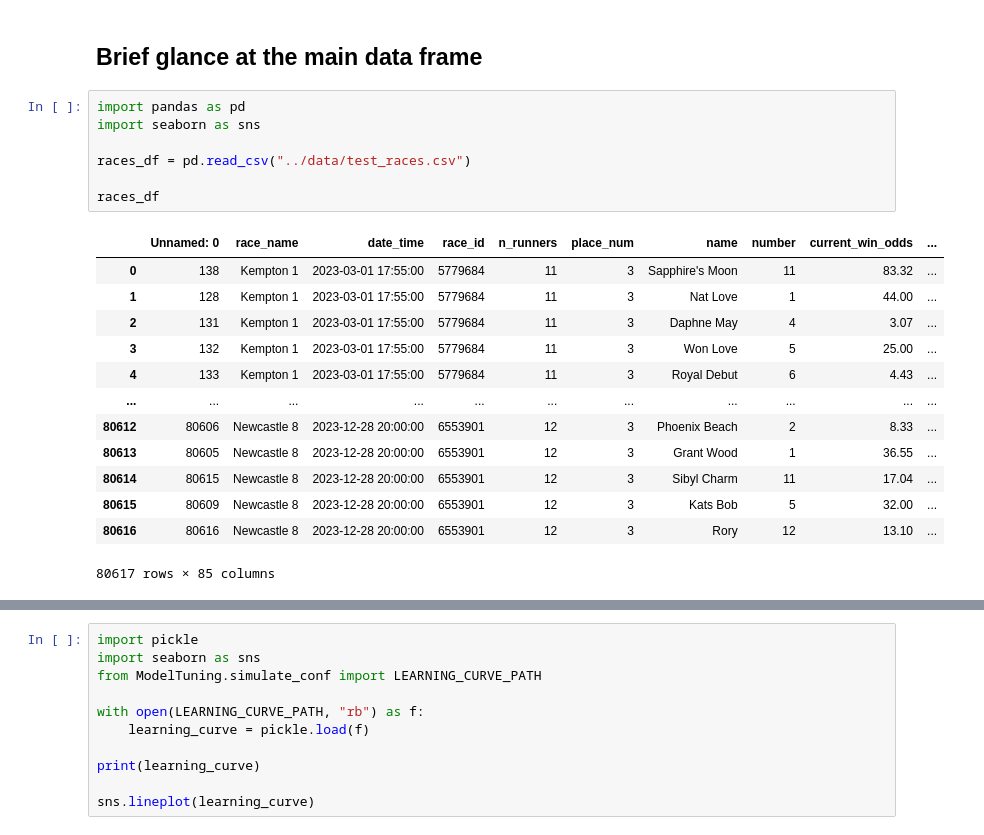
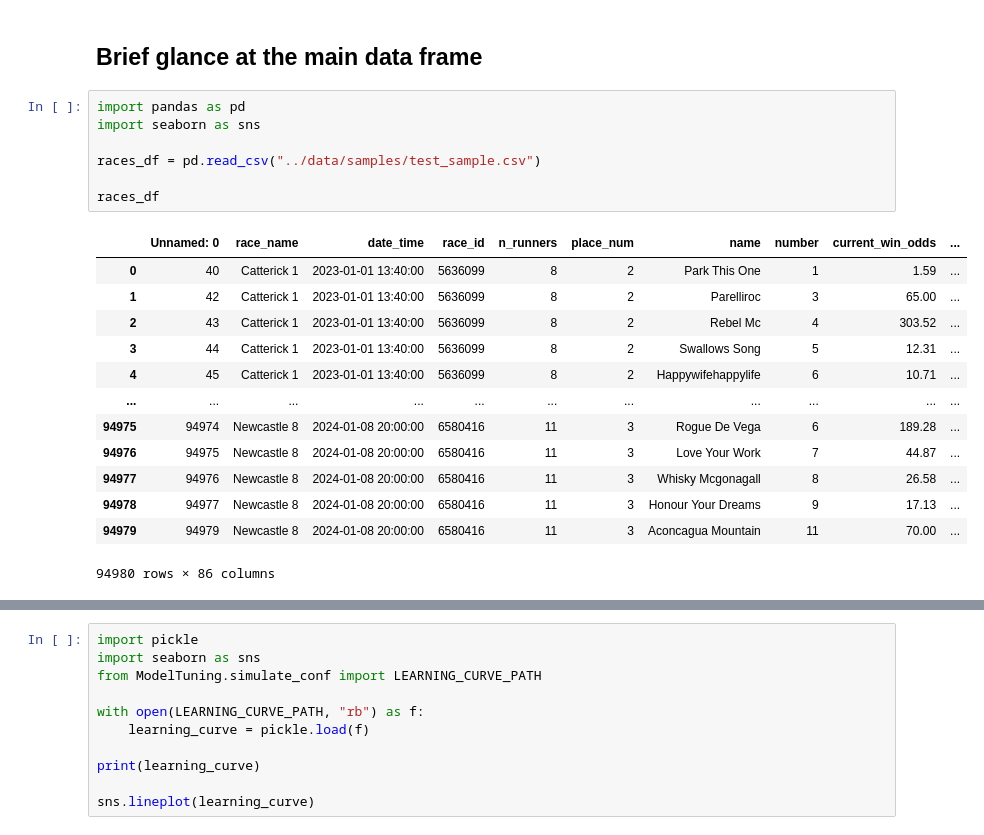
Before and after one commit to Dateb/WageringSystem, a Jupyter notebook: notebooks/EDA.ipynb, the cells around one changed output, grey strips where cells are left out. Cells and saved outputs as stored; diff of their text form.

```diff
--- a/notebooks/EDA.ipynb
+++ b/notebooks/EDA.ipynb
@@ -3,21 +3,21 @@
 # %%
 import pandas as pd
 import seaborn as sns
 
-races_df = pd.read_csv("../data/test_races.csv")
+races_df = pd.read_csv("../data/samples/test_sample.csv")
 
 races_df
 # %% [output]
 |  | Unnamed: 0 | race_name | date_time | race_id | n_runners | place_num | name | number | current_win_odds | ... |
-| 0 | 138 | Kempton 1 | 2023-03-01 17:55:00 | 5779684 | 11 | 3 | Sapphire's Moon | 11 | 83.32 | ... |
-| 1 | 128 | Kempton 1 | 2023-03-01 17:55:00 | 5779684 | 11 | 3 | Nat Love | 1 | 44.00 | ... |
-| 2 | 131 | Kempton 1 | 2023-03-01 17:55:00 | 5779684 | 11 | 3 | Daphne May | 4 | 3.07 | ... |
-| 3 | 132 | Kempton 1 | 2023-03-01 17:55:00 | 5779684 | 11 | 3 | Won Love | 5 | 25.00 | ... |
-| 4 | 133 | Kempton 1 | 2023-03-01 17:55:00 | 5779684 | 11 | 3 | Royal Debut | 6 | 4.43 | ... |
+| 0 | 40 | Catterick 1 | 2023-01-01 13:40:00 | 5636099 | 8 | 2 | Park This One | 1 | 1.59 | ... |
+| 1 | 42 | Catterick 1 | 2023-01-01 13:40:00 | 5636099 | 8 | 2 | Parelliroc | 3 | 65.00 | ... |
+| 2 | 43 | Catterick 1 | 2023-01-01 13:40:00 | 5636099 | 8 | 2 | Rebel Mc | 4 | 303.52 | ... |
+| 3 | 44 | Catterick 1 | 2023-01-01 13:40:00 | 5636099 | 8 | 2 | Swallows Song | 5 | 12.31 | ... |
+| 4 | 45 | Catterick 1 | 2023-01-01 13:40:00 | 5636099 | 8 | 2 | Happywifehappylife | 6 | 10.71 | ... |
 | ... | ... | ... | ... | ... | ... | ... | ... | ... | ... | ... |
-| 80612 | 80606 | Newcastle 8 | 2023-12-28 20:00:00 | 6553901 | 12 | 3 | Phoenix Beach | 2 | 8.33 | ... |
-| 80613 | 80605 | Newcastle 8 | 2023-12-28 20:00:00 | 6553901 | 12 | 3 | Grant Wood | 1 | 36.55 | ... |
-| 80614 | 80615 | Newcastle 8 | 2023-12-28 20:00:00 | 6553901 | 12 | 3 | Sibyl Charm | 11 | 17.04 | ... |
-| 80615 | 80609 | Newcastle 8 | 2023-12-28 20:00:00 | 6553901 | 12 | 3 | Kats Bob | 5 | 32.00 | ... |
-| 80616 | 80616 | Newcastle 8 | 2023-12-28 20:00:00 | 6553901 | 12 | 3 | Rory | 12 | 13.10 | ... |
+| 94975 | 94974 | Newcastle 8 | 2024-01-08 20:00:00 | 6580416 | 11 | 3 | Rogue De Vega | 6 | 189.28 | ... |
+| 94976 | 94975 | Newcastle 8 | 2024-01-08 20:00:00 | 6580416 | 11 | 3 | Love Your Work | 7 | 44.87 | ... |
+| 94977 | 94976 | Newcastle 8 | 2024-01-08 20:00:00 | 6580416 | 11 | 3 | Whisky Mcgonagall | 8 | 26.58 | ... |
+| 94978 | 94977 | Newcastle 8 | 2024-01-08 20:00:00 | 6580416 | 11 | 3 | Honour Your Dreams | 9 | 17.13 | ... |
+| 94979 | 94979 | Newcastle 8 | 2024-01-08 20:00:00 | 6580416 | 11 | 3 | Aconcagua Mountain | 11 | 70.00 | ... |
-80617 rows × 85 columns
+94980 rows × 86 columns
```
Also changed, not shown: parts of 1 cell of this notebook, 7 other files.
